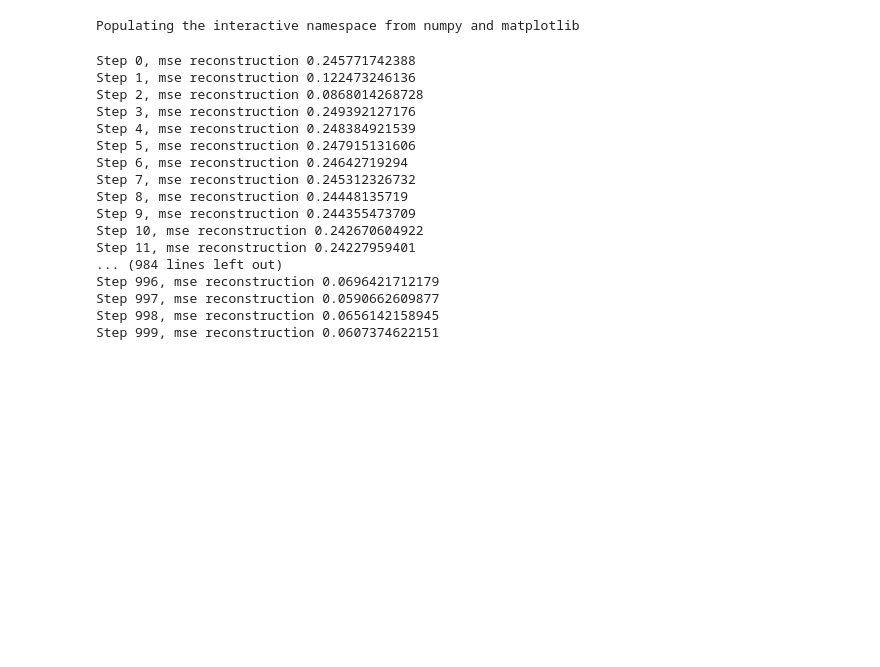
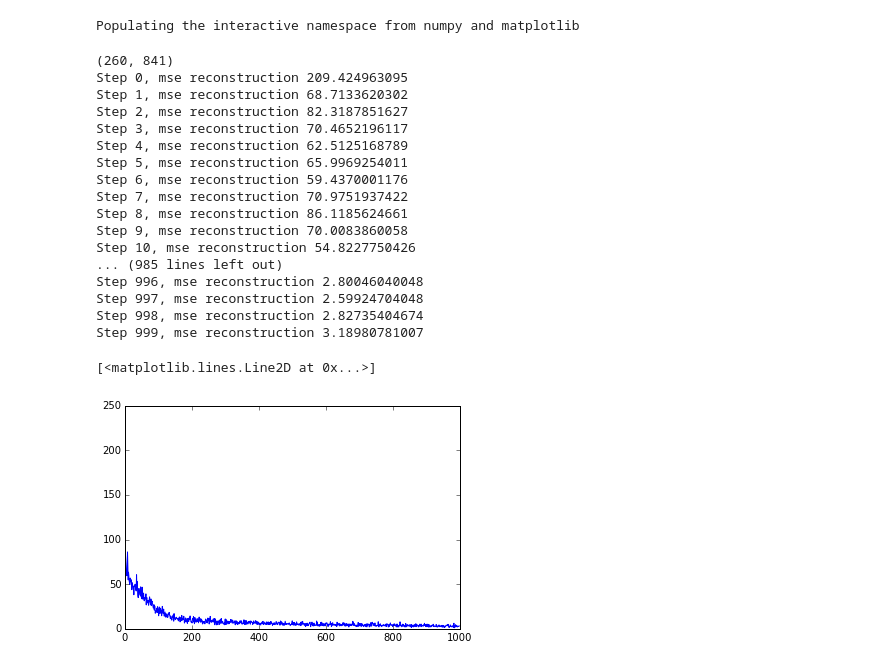
Before and after one commit to feldsherov/DM2, a Jupyter notebook: RBM/RBM.ipynb, the cells around one changed output. Saved outputs shown, nothing was run; the diff lists cells and outputs as text; code cells hidden in the pictures; blank space fills up the shorter version.

```diff
--- a/RBM/RBM.ipynb
+++ b/RBM/RBM.ipynb
@@ -16,9 +16,15 @@ DATA_PATH = "../DataSets/big_alphabet_29x29/"
 
 IMAGE_SIZE = (29, 29)
 IMAGE_LENGTH = 29*29
+# %%
+def l2dist(y, pred):
+    return np.sum((pred - y)**2, axis=1).reshape(pred.shape[0], 1)
+
+def sigmoid(z):
+    return 1 / (1 + np.exp(-z))
 # %%
 class RBM:
-    def __init__(self, visible_size, hidden_size, n_steps=1000, k=1, learning_rate=0.1, verbose=True):
+    def __init__(self, visible_size, hidden_size, n_steps=1000, k=1, learning_rate=0.1, batch_size=10, verbose=True, loss=l2dist):
         if k < 1:
             raise ValueError("k must be integer greater than 0")
 
@@ -27,32 +33,40 @@ class RBM:
         self.n_steps = n_steps
         self.k = k
         self.learning_rate = learning_rate
+        self.batch_size = batch_size
+        self.verbose = verbose
+        self.loss = loss
 
         self.w = np.random.normal(0, 0.01, (self.visible_size, self.hidden_size))
         self.a = np.random.normal(0, 0.01, self.visible_size)
         self.b = np.random.normal(0, 0.01, self.hidden_size)
-        self.verbose = verbose
 
     def fit(self, X):
+        print X.shape
         errors = np.zeros(self.n_steps)
         for i in range(self.n_steps):
             #CD-k step
-            v, h = X[np.random.choice(X.shape[0]), ::], None
+            #v, h = X[np.random.choice(X.shape[0], self.batch_size), ::], None
+            v, h = X[np.random.choice(X.shape[0], self.batch_size), ::], None
             v_start, h_start = None, None
             for j in range(self.k):
                 h = expit(np.dot(v, self.w) + self.b)
                 if j == 0:
                     v_start, h_start = v, h
-                v = expit(np.dot(self.w, h).T + self.a)
+                if j != self.k - 1:
+                    h = (np.random.uniform(0, 1, h.shape) < h).astype(float)
+                v = expit(np.dot(self.w, h.T).T + self.a)
 
-            errors[i] = mse(v_start, self.predict(v_start))
+            errors[i] = self.loss(v_start, self.predict(v_start)).mean()
             if self.verbose:
                 print "Step %d, mse reconstruction %s" % (i, errors[i])
 
             #update step
-            gradW = (np.dot(v_start, h_start.T) - np.dot(v, h.T))
-            gradA = self.learning_rate * (v_start - v)
-            gradB = self.learning_rate * (h_start - h)
+            gradW = (np.dot(v_start.T, h_start) - np.dot(v.T, h)) / self.batch_size
+            gradA = (v_start - v).mean(axis=0)
+            gradB = (h_start - h).mean(axis=0)
+
+            #print np.max(gradW), np.max(gradA), np.max(gradB)
 
             self.w += self.learning_rate * gradW
             self.a += self.learning_rate * gradA
@@ -62,36 +76,41 @@ class RBM:
 
     def predict(self, sample):
         h = expit(np.dot(sample, self.w) + self.b)
-        v = expit(np.dot(self.w, h).T + self.a)
+        v = expit(np.dot(self.w, h.T).T + self.a)
         return v
 # %%
 data = list()
 
 for pt in os.listdir(DATA_PATH):
-    im = misc.imread(os.path.join(DATA_PATH, pt), flatten=True).flatten() / 255.0
+    im = 1 - misc.imread(os.path.join(DATA_PATH, pt), flatten=True).flatten() / 255.0
     data.append(im)
 
 data = np.array(data)
 # %%
-rbm = RBM(visible_size=DATA_LENGTH, hidden_size=DATA_LENGTH, k=5, n_steps=1000)
+rbm = RBM(visible_size=DATA_LENGTH, hidden_size=DATA_LENGTH, k=3, n_steps=1000)
 # %%
 errors = rbm.fit(data)
 # %% [output]
-Step 0, mse reconstruction 0.245771742388
-Step 1, mse reconstruction 0.122473246136
-Step 2, mse reconstruction 0.0868014268728
-Step 3, mse reconstruction 0.249392127176
-Step 4, mse reconstruction 0.248384921539
-Step 5, mse reconstruction 0.247915131606
-Step 6, mse reconstruction 0.24642719294
-Step 7, mse reconstruction 0.245312326732
-Step 8, mse reconstruction 0.24448135719
-Step 9, mse reconstruction 0.244355473709
-Step 10, mse reconstruction 0.242670604922
-Step 11, mse reconstruction 0.24227959401
-... (984 lines left out)
-Step 996, mse reconstruction 0.0696421712179
-Step 997, mse reconstruction 0.0590662609877
-Step 998, mse reconstruction 0.0656142158945
-Step 999, mse reconstruction 0.0607374622151
+(260, 841)
+Step 0, mse reconstruction 209.424963095
+Step 1, mse reconstruction 68.7133620302
+Step 2, mse reconstruction 82.3187851627
+Step 3, mse reconstruction 70.4652196117
+Step 4, mse reconstruction 62.5125168789
+Step 5, mse reconstruction 65.9969254011
+Step 6, mse reconstruction 59.4370001176
+Step 7, mse reconstruction 70.9751937422
+Step 8, mse reconstruction 86.1185624661
+Step 9, mse reconstruction 70.0083860058
+Step 10, mse reconstruction 54.8227750426
+... (985 lines left out)
+Step 996, mse reconstruction 2.80046040048
+Step 997, mse reconstruction 2.59924704048
+Step 998, mse reconstruction 2.82735404674
+Step 999, mse reconstruction 3.18980781007
+# %%
+pl.plot(errors)
+# %% [output]
+[<matplotlib.lines.Line2D at 0x...>]
+[figure, added]
 # %%
```
Also changed, not shown: parts of 1 cell of this notebook.
